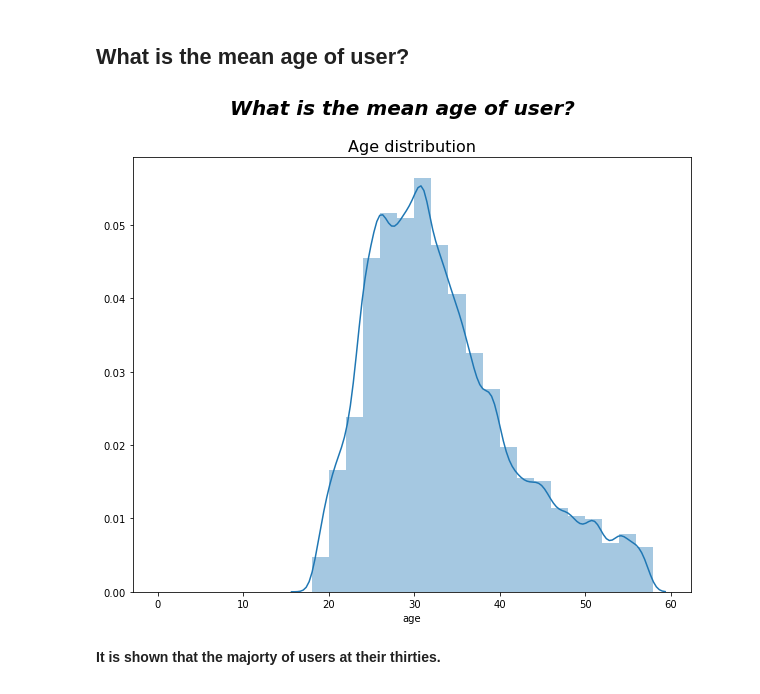
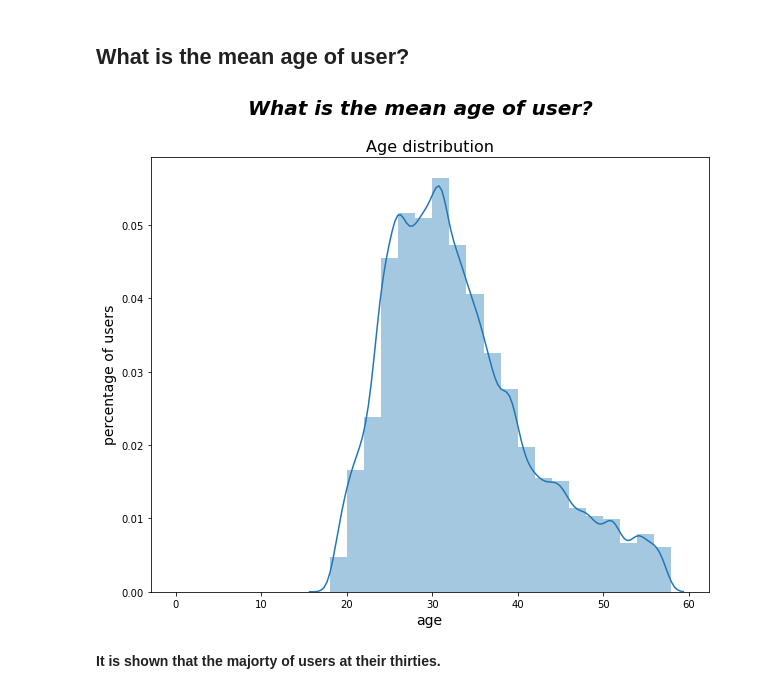
Before and after one commit to AhmedAdelDraz/bikeshare_visualization, a Jupyter notebook: slide_deck_template.ipynb, the cells around one changed output. Cells and saved outputs as stored; diff of their text form; code cells hidden in the pictures.

```diff
--- a/slide_deck_template.ipynb
+++ b/slide_deck_template.ipynb
@@ -175,12 +175,14 @@ plt.legend();
 # %%
 fig = plt.figure(figsize=(10,8))
 plt.suptitle('What is the mean age of user?',fontsize=20,style='italic',fontweight='heavy')
 bins = np.arange(0,df.age.max()+2,2)
 ax = fig.add_subplot(111)
 sns.distplot(df.age,bins=bins,ax=ax)
-plt.title('Age distribution',fontsize=16);
+plt.title('Age distribution',fontsize=16)
+plt.xlabel('age',fontsize=14)
+plt.ylabel('percentage of users',fontsize=14);
 # %% [output]
-[figure, old version]
+[figure, new version]
 # %% [markdown]
 **It is shown that the majorty of users at their thirties.**
 # %% [markdown]
```
Also changed, not shown: parts of 2 cells of this notebook, 1 other file.
